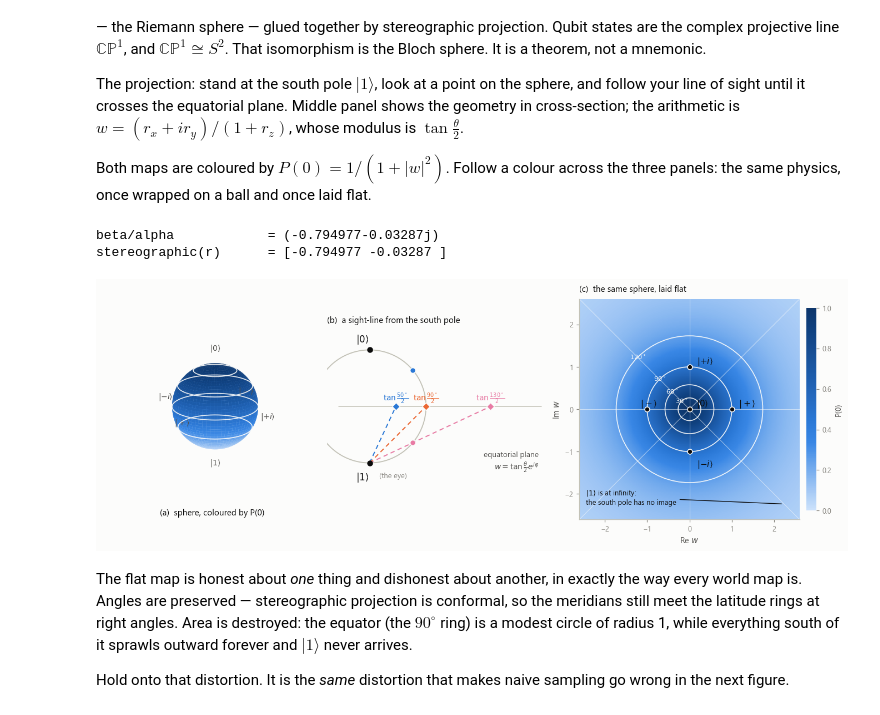
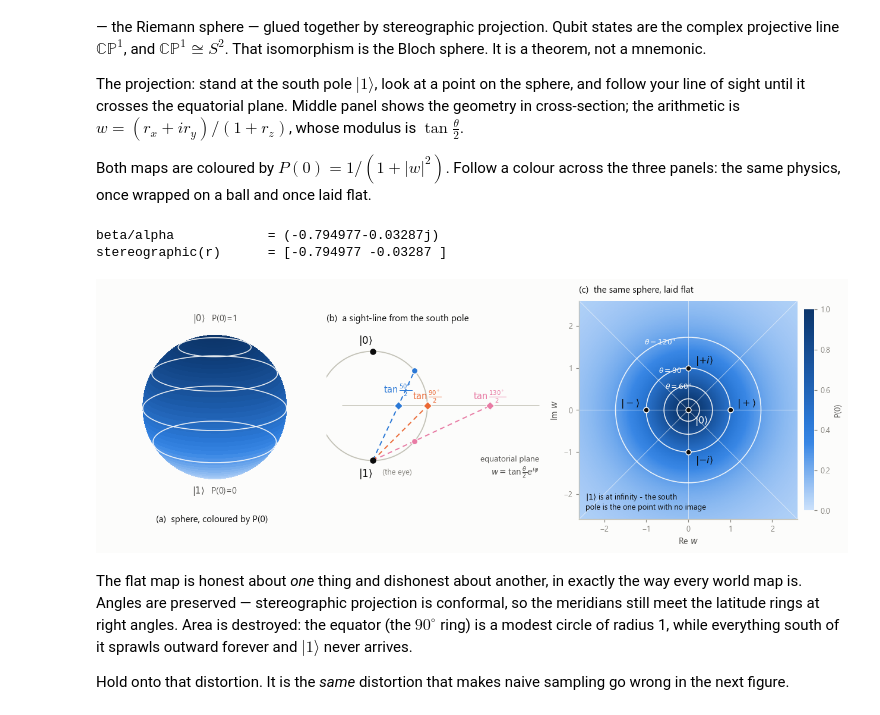
Before and after one commit to thompgt/quantum-under-the-hood, a Jupyter notebook: notebooks/A02_Bloch_Sphere.ipynb, the cells around one changed output. Cells and saved outputs as stored; diff of their text form; code cells hidden in the pictures.

```diff
--- a/notebooks/A02_Bloch_Sphere.ipynb
+++ b/notebooks/A02_Bloch_Sphere.ipynb
@@ -182,7 +182,7 @@ for name, th, ph in CARDINALS:
                          np.sin(th) * np.sin(ph),
                          np.cos(th)])
     assert np.allclose(r, analytic, atol=1e-12)   # spherical polars, exactly
-    txt = "(" + ", ".join(f"{v:+.2f}" for v in r) + ")"
+    txt = "(" + ", ".join(f"{v:+.2f}" for v in np.round(r, 9) + 0.0) + ")"
     print(f"{name:>5} {th/np.pi:6.2f}pi {ph/np.pi:6.2f}pi   {txt:<26} "
           f"{np.linalg.norm(r):6.3f} {abs(s[0])**2:6.3f}")
 # %% [output]
@@ -365,16 +378,20 @@ COLORS = [style.BLUE, style.ORANGE, style.AQUA, style.MAGENTA,
           style.GREEN, style.VIOLET]
 KETS = ["0", "1", "+", "-", "{+}i", "{-}i"]
 
-fig, axes = grid.frames(6, ncols=3, panel=(3.5, 3.2), projection="3d")
+fig, axes = grid.frames(6, ncols=3, panel=(3.7, 3.2), projection="3d")
 for ax, (name, th, ph), col, k in zip(axes, CARDINALS, COLORS, KETS):
     s = from_angles(th, ph)
     v = bloch_vector(s)                       # computed, not hard-coded
-    bloch.sphere(ax, labels=False)
-    bloch.vector(ax, v, color=col, lw=3.0)
-    ax.text(v[0] * 1.30, v[1] * 1.30, v[2] * 1.30 + 0.16, grid.ket(k),
-            color=col, fontsize=13, ha="center", va="center", zorder=9)
-    txt = "r = (" + ", ".join(f"{c:+.0f}" for c in v) + ")"
-    bloch.label(ax, txt + f"     P(0) = {abs(s[0])**2:.1f}", y=0.06, size=9.5)
+    # Frame labels stay on, but as AXIS names (+x/-x/...) rather than kets: the
+    # ket belongs in the caption, and printing it twice per panel -- once on the
+    # frame, once underneath -- reads as two different things.
+    bloch.sphere(ax, label_kets=False)
+    fill(ax, 1.42)
+    bloch.vector(ax, v, color=col, lw=3.4)
+    bloch.label(ax, grid.ket(k), y=0.10, size=15, color=col)
+    # +0.0 turns a "-0.00" into "0.00" -- "(-0, -1, +0)" reads as a bug.
+    txt = "r = (" + ", ".join(f"{c:+.0f}" for c in np.round(v, 9) + 0.0) + ")"
+    bloch.label(ax, txt + f"     P(0) = {abs(s[0])**2:.1f}", y=0.01, size=9.5)
 fig.suptitle("The six cardinal states: three orthonormal bases, three axes",
              x=0.005, ha="left", fontsize=11.5)
 plt.show()
@@ -424,25 +441,34 @@ print("stereographic(r)      =", np.round(stereographic(bloch_vector(_s)), 6))
 RINGS = [30, 60, 90, 120]          # lines of constant theta, in degrees
 LIM = 2.6
 
-fig = plt.figure(figsize=(12.2, 4.3))
+fig = plt.figure(figsize=(11.4, 4.15))
 
 # ---- (a) the sphere, painted by P(0)
 axa = fig.add_subplot(1, 3, 1, projection="3d")
-bloch.sphere(axa, alpha=0.0, wire=False, equator=False, tick_axes=False)
+bloch.sphere(axa, alpha=0.0, wire=False, equator=False, tick_axes=False,
+             labels=False)
+fill(axa, 1.68)
 u = np.linspace(0, 2 * np.pi, 72)
 v = np.linspace(0, np.pi, 48)
 sx = np.outer(np.cos(u), np.sin(v))
 sy = np.outer(np.sin(u), np.sin(v))
 sz = np.outer(np.ones_like(u), np.cos(v))
+# alpha stays at 1.0: anything less and adjacent quads blend at their shared
+# edge, which paints a crosshatch of seams that reads as structure.
 axa.plot_surface(sx, sy, sz, facecolors=style.SEQ((1 + sz) / 2), rstride=1,
-                 cstride=1, linewidth=0, shade=False, alpha=0.97, zorder=1)
+                 cstride=1, linewidth=0, shade=False, antialiased=False,
+                 zorder=1)
 for deg in RINGS:                                    # white lines of latitude
     a = np.deg2rad(deg)
     t = np.linspace(0, 2 * np.pi, 160)
     axa.plot(np.sin(a) * np.cos(t), np.sin(a) * np.sin(t),
              np.cos(a) * np.ones_like(t), color=style.SURFACE, lw=1.1,
              alpha=0.9, zorder=6)
-bloch.label(axa, "(a)  sphere, coloured by P(0)", y=0.05, size=10)
+axa.text(0, 0, 1.26, grid.ket("0") + "   P(0)=1", color=style.INK_2,
+         fontsize=9.5, ha="center", va="center")
+axa.text(0, 0, -1.26, grid.ket("1") + "   P(0)=0", color=style.INK_2,
+         fontsize=9.5, ha="center", va="center")
+bloch.label(axa, "(a)  sphere, coloured by P(0)", y=0.02, size=10)
 
 # ---- (b) the projection itself, in cross-section
 axb = fig.add_subplot(1, 3, 2)
@@ -453,21 +479,28 @@ axb.scatter([0, 0], [1, -1], s=34, color=style.INK, zorder=6)
 axb.text(-0.13, 1.14, grid.ket("0"), fontsize=11, ha="center", color=style.INK)
 axb.text(-0.13, -1.30, grid.ket("1"), fontsize=11, ha="center", color=style.INK)
 axb.text(0.10, -1.26, "  (the eye)", fontsize=8.5, ha="left", color=style.MUTED)
-for deg, col in zip([50, 90, 130], [style.BLUE, style.ORANGE, style.MAGENTA]):
+for deg, col, dy in zip([50, 90, 130],
+                        [style.BLUE, style.ORANGE, style.MAGENTA],
+                        [0.24, 0.12, 0.12]):   # stagger: 50 and 90 land close
     a = np.deg2rad(deg)
-    px, pz = np.sin(a), np.cos(a)
-    wx = np.tan(a / 2)
-    axb.plot([0, wx], [-1, 0], color=col, lw=1.3, ls=(0, (4, 3)), zorder=3)
-    axb.scatter([px], [pz], s=40, color=col, zorder=7, edgecolors=style.SURFACE,
+    px, pz = np.sin(a), np.cos(a)          # the point on the sphere
+    wx = np.tan(a / 2)                     # where the sight-line crosses z=0
+    # The line of sight starts at the south pole and runs THROUGH both; which
+    # of the two comes first depends on the hemisphere, so draw out to the
+    # farther one and let the nearer sit on the segment.
+    far = (px, pz) if px ** 2 + (pz + 1) ** 2 > wx ** 2 + 1 else (wx, 0.0)
+    axb.plot([0, far[0]], [-1, far[1]], color=col, lw=1.3, ls=(0, (4, 3)),
+             zorder=3)
+    axb.scatter([px], [pz], s=44, color=col, zorder=7, edgecolors=style.SURFACE,
                 linewidths=0.9)
-    axb.scatter([wx], [0], s=40, marker="D", color=col, zorder=7,
+    axb.scatter([wx], [0], s=44, marker="D", color=col, zorder=7,
                 edgecolors=style.SURFACE, linewidths=0.9)
-    axb.text(wx, 0.11, rf"$\tan\frac{{{deg}^\circ}}{{2}}$", color=col,
-             fontsize=9, ha="center")
-axb.text(3.0, -1.18, "equatorial plane" + "\n" + r"$w=\tan\frac{\theta}{2}e^{i\varphi}$",
+    axb.text(wx, dy, rf"$\tan\frac{{{deg}^\circ}}{{2}}$", color=col,
+             fontsize=9.5, ha="center")
+axb.text(3.05, -1.34, "equatorial plane" + "\n" + r"$w=\tan\frac{\theta}{2}e^{i\varphi}$",
          fontsize=9, ha="right", va="bottom", color=style.INK_2)
-axb.set_xlim(-0.75, 3.15)
-axb.set_ylim(-1.45, 1.35)
+axb.set_xlim(-0.85, 3.15)
+axb.set_ylim(-1.55, 1.40)
 axb.set_aspect("equal")
 axb.set_axis_off()
 axb.set_title("(b)  a sight-line from the south pole", fontsize=10)
@@ -476,45 +509,55 @@ axb.set_title("(b)  a sight-line from the south pole", fontsize=10)
 axc = fig.add_subplot(1, 3, 3)
 g = np.linspace(-LIM, LIM, 420)
 WX, WY = np.meshgrid(g, g)
 P0 = 1.0 / (1.0 + WX ** 2 + WY ** 2)
 im = axc.pcolormesh(WX, WY, P0, cmap=style.SEQ, vmin=0, vmax=1, shading="auto",
                     rasterized=True, zorder=1)
 for deg in RINGS:
     rad = np.tan(np.deg2rad(deg) / 2)
     axc.add_patch(plt.Circle((0, 0), rad, fill=False, color=style.SURFACE,
                              lw=1.1, alpha=0.9, zorder=3))
-    axc.text(-rad * 0.707, rad * 0.707, rf"${deg}^\circ$", fontsize=7.5,
-             color=style.SURFACE, ha="center", va="center", zorder=5)
+    # Labels ride the 112.5 deg diagonal, between two meridians, so they never
+    # sit on a line; the inner rings are close together so only tag the outer.
+    if deg >= 60:
+        a = np.deg2rad(112.5)
+        axc.text(rad * np.cos(a), rad * np.sin(a), rf"$\theta={deg}^\circ$",
+                 fontsize=8, color=style.SURFACE, ha="center", va="center",
+                 zorder=5)
 for k in range(8):                                   # meridians = constant phi
     a = k * np.pi / 4
     axc.plot([0, LIM * 1.5 * np.cos(a)], [0, LIM * 1.5 * np.sin(a)],
              color=style.SURFACE, lw=0.7, alpha=0.55, zorder=2)
-marks = [(0, 0, "0", (0.16, 0.13)), (1, 0, "+", (0.16, 0.13)),
-         (-1, 0, "-", (-0.16, 0.13)), (0, 1, "{+}i", (0.18, 0.13)),
-         (0, -1, "{-}i", (0.18, -0.30))]
-for mx, my, k, (dx, dy) in marks:
+# |0> sits on the darkest part of the map, so its label flips to the surface
+# colour -- ink on that blue is unreadable.
+marks = [(0, 0, "0", (0.15, -0.26), "left", style.SURFACE),
+         (1, 0, "+", (0.16, 0.16), "left", style.INK),
+         (-1, 0, "-", (-0.16, 0.16), "right", style.INK),
+         (0, 1, "{+}i", (0.17, 0.17), "left", style.INK),
+         (0, -1, "{-}i", (0.17, -0.20), "left", style.INK)]
+for mx, my, k, (dx, dy), ha, tc in marks:
     axc.scatter([mx], [my], s=34, color=style.INK, zorder=6,
                 edgecolors=style.SURFACE, linewidths=1.0)
-    axc.text(mx + dx, my + dy, grid.ket(k), fontsize=10, color=style.INK,
-             ha="left", va="center", zorder=6)
-grid.annotate(axc, grid.ket("1") + " is at infinity:" + "\n" + "the south pole has no image",
-              (LIM * 0.86, -LIM * 0.86), (-LIM * 0.94, -LIM * 0.80),
-              color=style.INK, size=8.5)
+    axc.text(mx + dx, my + dy, grid.ket(k), fontsize=10.5, color=tc,
+             ha=ha, va="center", zorder=6)
+axc.text(-LIM * 0.94, -LIM * 0.93,
+         grid.ket("1") + " is at infinity - the south" + "\n"
+         + "pole is the one point with no image",
+         fontsize=8.5, color=style.INK, ha="left", va="bottom", zorder=7)
 axc.set_xlim(-LIM, LIM)
 axc.set_ylim(-LIM, LIM)
 axc.set_aspect("equal")
 axc.set_xlabel("Re $w$")
 axc.set_ylabel("Im $w$")
 axc.grid(False)
 axc.set_title("(c)  the same sphere, laid flat", fontsize=10)
 cb = fig.colorbar(im, ax=axc, fraction=0.046, pad=0.03)
 cb.set_label("P(0)", fontsize=9)
 cb.outline.set_visible(False)
 plt.show()
 # %% [output]
 beta/alpha            = (-0.794977-0.03287j)
 stereographic(r)      = [-0.794977 -0.03287 ]
-[figure, old version]
+[figure, new version]
 # %% [markdown]
 The flat map is honest about *one* thing and dishonest about another, in exactly
 the way every world map is. Angles are preserved — stereographic projection is
```
Also changed, not shown: parts of 6 cells of this notebook, 3 other files.
